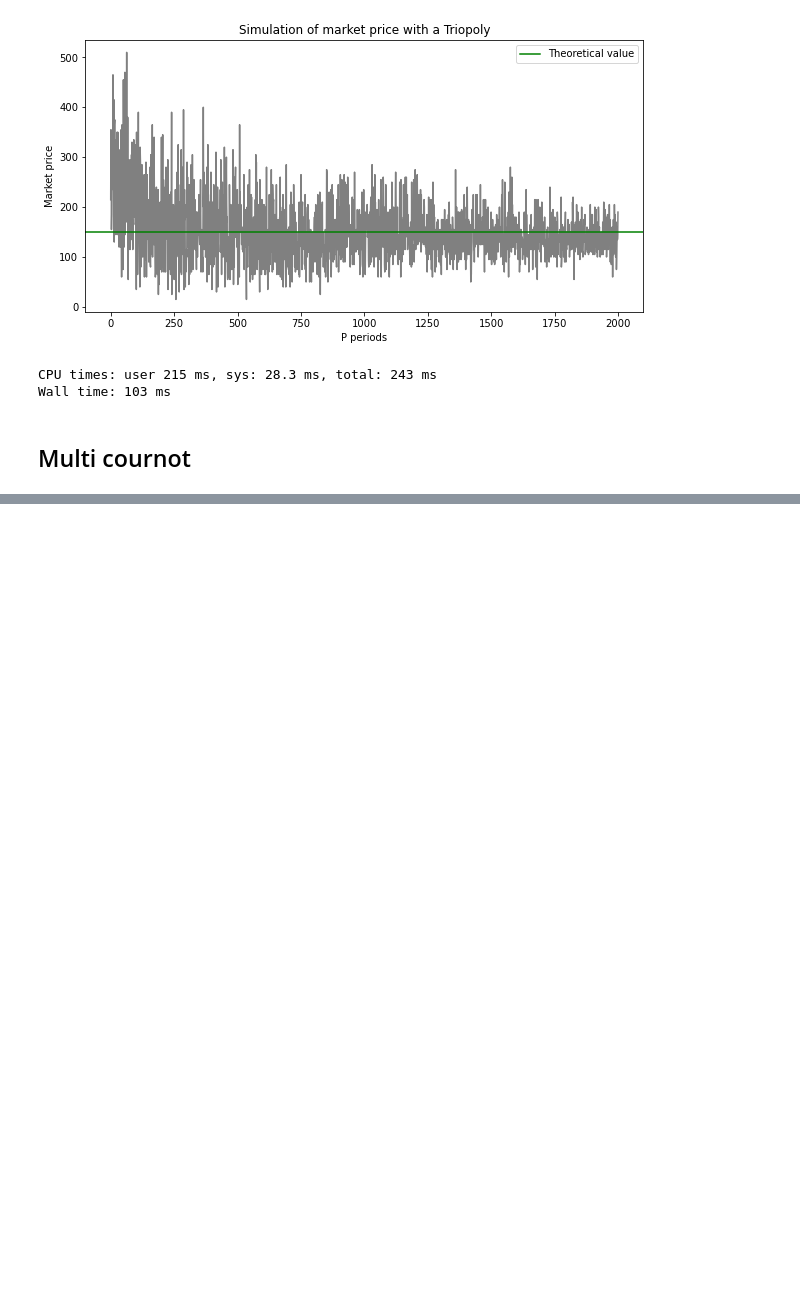
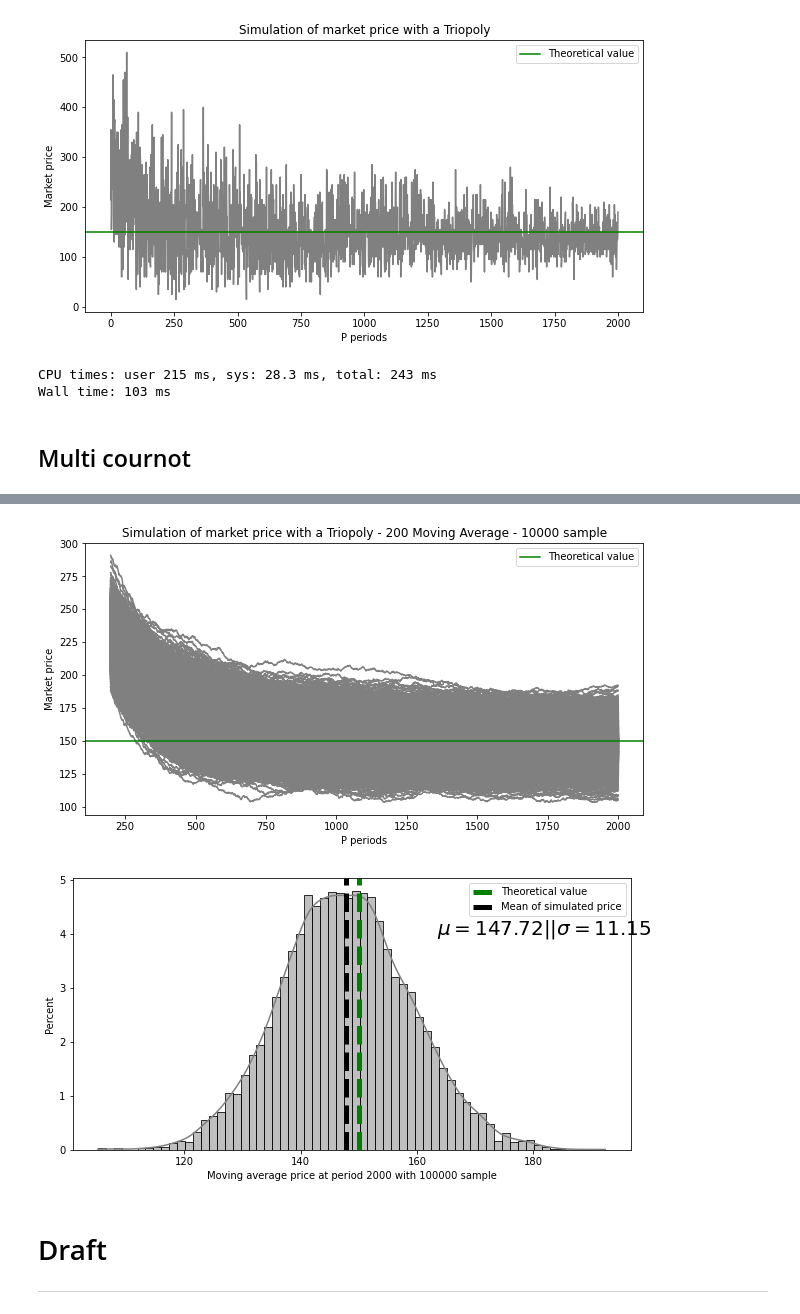
Before and after one commit to keyserwood/EcoIndus, a Jupyter notebook: 1.0-er_industrial_economy.ipynb, the cells around one changed output, grey strips where cells are left out. Drawn from its saved outputs; the diff is of its cells as text; code cells hidden in the pictures; blank space fills up the shorter version.

```diff
--- a/1.0-er_industrial_economy.ipynb
+++ b/1.0-er_industrial_economy.ipynb
@@ -287,4 +244,0 @@ Wall time: 33.5 s
-# %%
-%%time
-n_firm =2
-prices = multi_cournot_one_struct(struct=2,p_periods=2000,n_sample=1000)
@@ -294,2 +244,0 @@ Wall time: 3.28 s
-# %%
-c =plot_multiple(prices,n_firm,n_sample=10000,color="orange")
@@ -301,0 +287,5 @@ c =plot_multiple(prices,n_firm,n_sample=10000,color="orange")
+# %%
+%%time
+n_firm =3
+prices = multi_cournot_one_struct(struct=n_firm,p_periods=2000,
+                                  n_sample=10000)
@@ -302,3 +295,11 @@ c =plot_multiple(prices,n_firm,n_sample=10000,color="orange")
+# %%
+c =plot_multiple(prices,n_firm,n_sample=100000,color="gray")
+# %% [output]
+[figure, added]
+[figure, added]
+# %% [markdown]
+# Draft
+****
 # %%
 def cournot_framework(n_firms, p_periods,initial_propension=90000,delta=0.3,mu=0.002,gamma=0.01,total_demand=600):
     """Cournot framework
```
Also changed, not shown: parts of 8 cells of this notebook, 3 other files.
